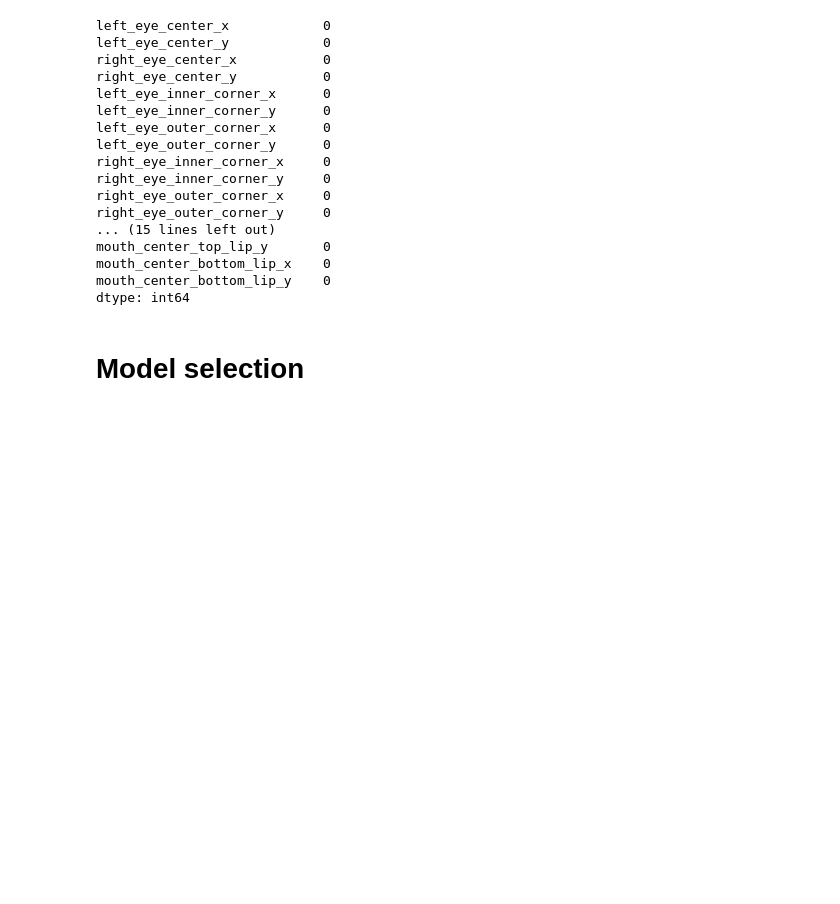
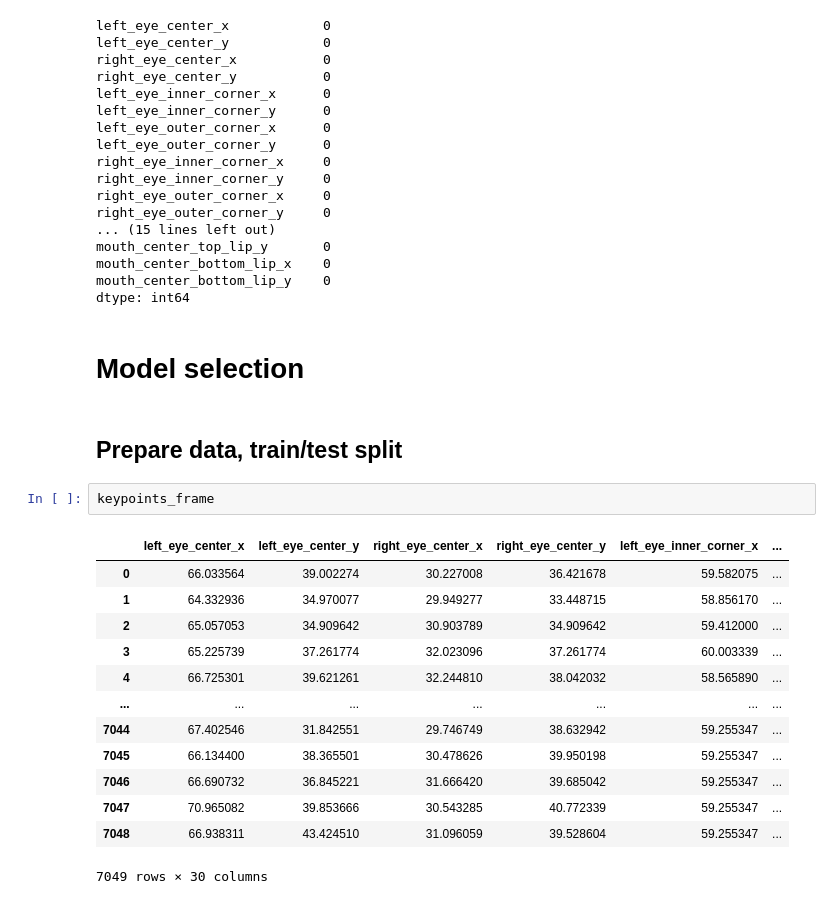
Before and after one commit to ivanshin/Facial_keypoints, a Jupyter notebook: research.ipynb, the cells around one changed output. Saved outputs shown, nothing was run; the diff lists cells and outputs as text; blank space fills up the shorter version.

```diff
--- a/research.ipynb
+++ b/research.ipynb
@@ -284,3 +289,21 @@ mouth_center_bottom_lip_y    0
 dtype: int64
 # %% [markdown]
 # Model selection
+# %% [markdown]
+## Prepare data, train/test split
+# %%
+keypoints_frame
+# %% [output]
+|  | left_eye_center_x | left_eye_center_y | right_eye_center_x | right_eye_center_y | left_eye_inner_corner_x | ... |
+| 0 | 66.033564 | 39.002274 | 30.227008 | 36.421678 | 59.582075 | ... |
+| 1 | 64.332936 | 34.970077 | 29.949277 | 33.448715 | 58.856170 | ... |
+| 2 | 65.057053 | 34.909642 | 30.903789 | 34.909642 | 59.412000 | ... |
+| 3 | 65.225739 | 37.261774 | 32.023096 | 37.261774 | 60.003339 | ... |
+| 4 | 66.725301 | 39.621261 | 32.244810 | 38.042032 | 58.565890 | ... |
+| ... | ... | ... | ... | ... | ... | ... |
+| 7044 | 67.402546 | 31.842551 | 29.746749 | 38.632942 | 59.255347 | ... |
+| 7045 | 66.134400 | 38.365501 | 30.478626 | 39.950198 | 59.255347 | ... |
+| 7046 | 66.690732 | 36.845221 | 31.666420 | 39.685042 | 59.255347 | ... |
+| 7047 | 70.965082 | 39.853666 | 30.543285 | 40.772339 | 59.255347 | ... |
+| 7048 | 66.938311 | 43.424510 | 31.096059 | 39.528604 | 59.255347 | ... |
+7049 rows × 30 columns
```
Also changed, not shown: parts of 10 cells of this notebook.
